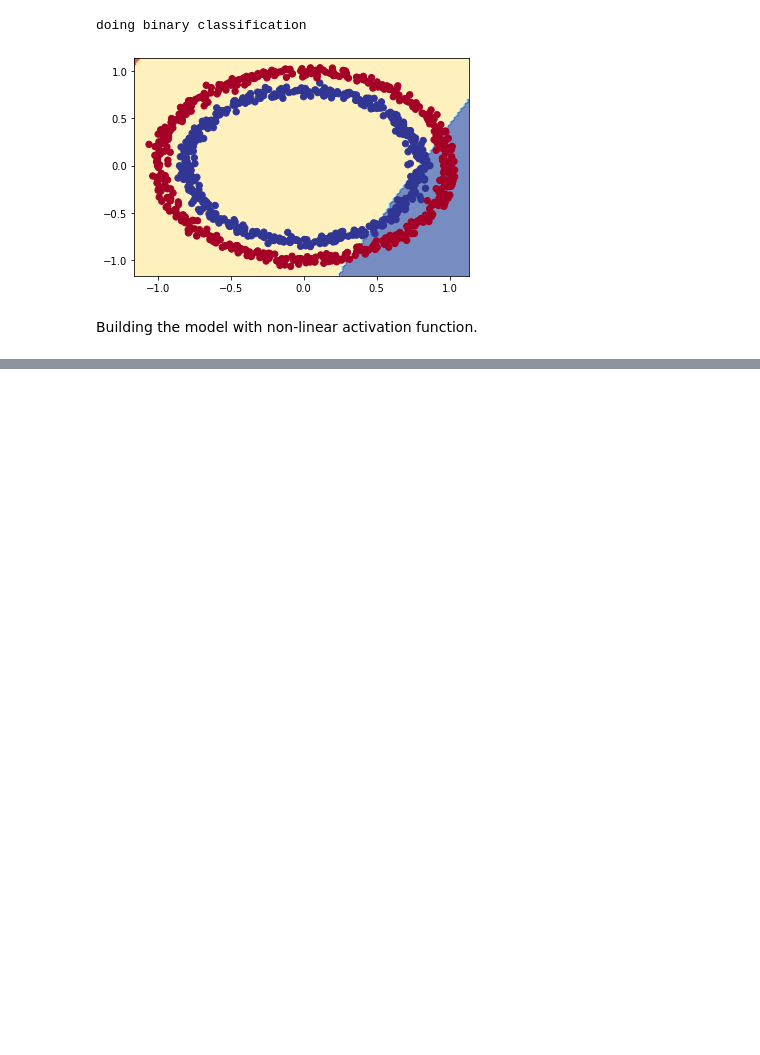
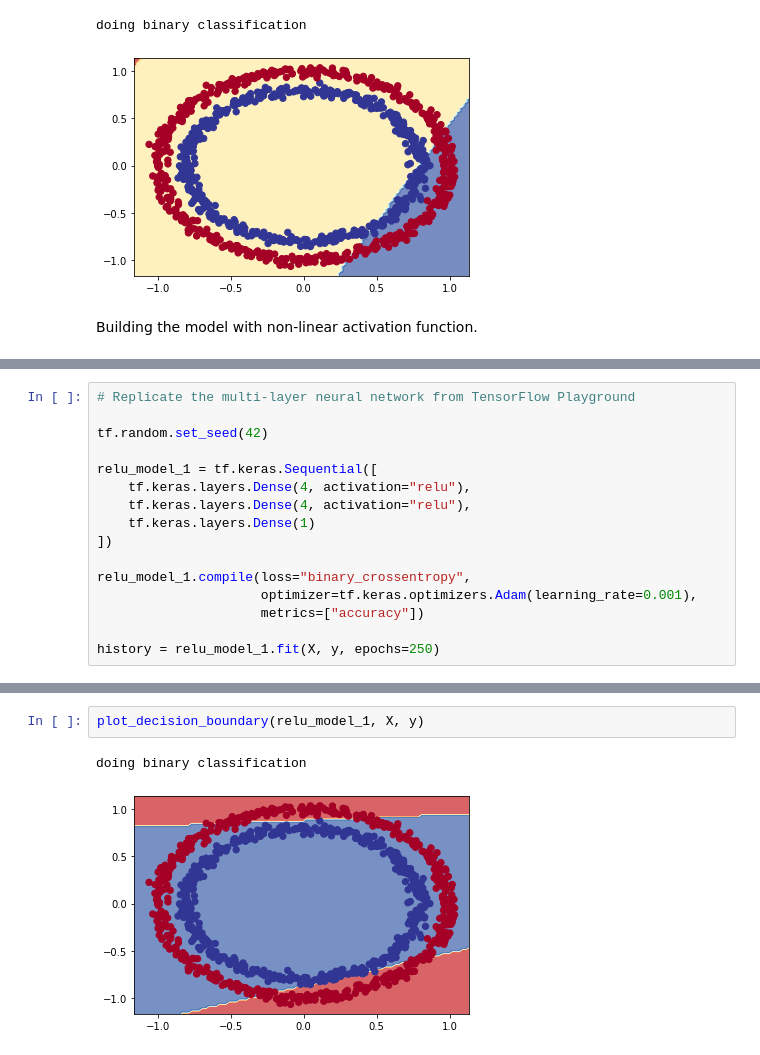
Before and after one commit to tankTopTaro/Deep-Learning-with-Python, a Jupyter notebook: 02_Neural_Network_Classification.ipynb, the cells around one changed output, grey strips where cells are left out. Cells and saved outputs as stored; diff of their text form; blank space fills up the shorter version.

```diff
--- a/02_Neural_Network_Classification.ipynb
+++ b/02_Neural_Network_Classification.ipynb
@@ -469,0 +475,16 @@ Epoch 100/100
+# %%
+# Replicate the multi-layer neural network from TensorFlow Playground
+
+tf.random.set_seed(42)
+
+relu_model_1 = tf.keras.Sequential([
+    tf.keras.layers.Dense(4, activation="relu"),
+    tf.keras.layers.Dense(4, activation="relu"),
+    tf.keras.layers.Dense(1)
+])
+
+relu_model_1.compile(loss="binary_crossentropy",
+                     optimizer=tf.keras.optimizers.Adam(learning_rate=0.001),
+                     metrics=["accuracy"])
+
+history = relu_model_1.fit(X, y, epochs=250)
@@ -469,0 +514,5 @@ Epoch 100/100
+# %%
+plot_decision_boundary(relu_model_1, X, y)
+# %% [output]
+doing binary classification
+[figure, added]
```
Also changed, not shown: parts of 56 cells of this notebook.
